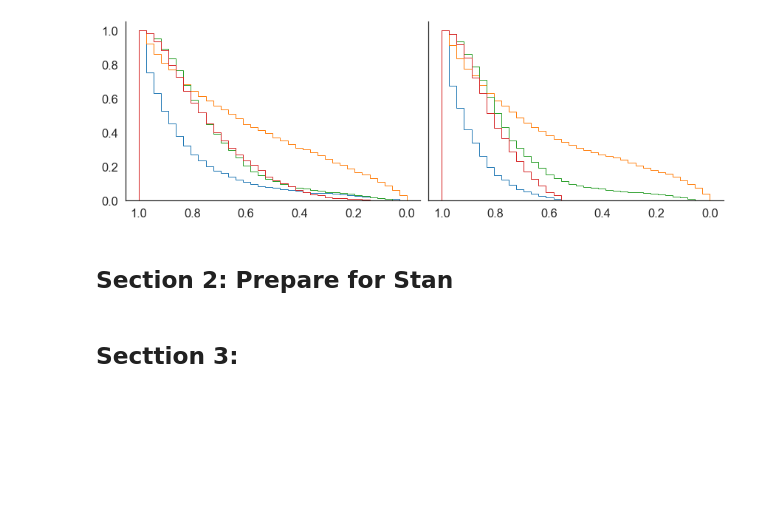
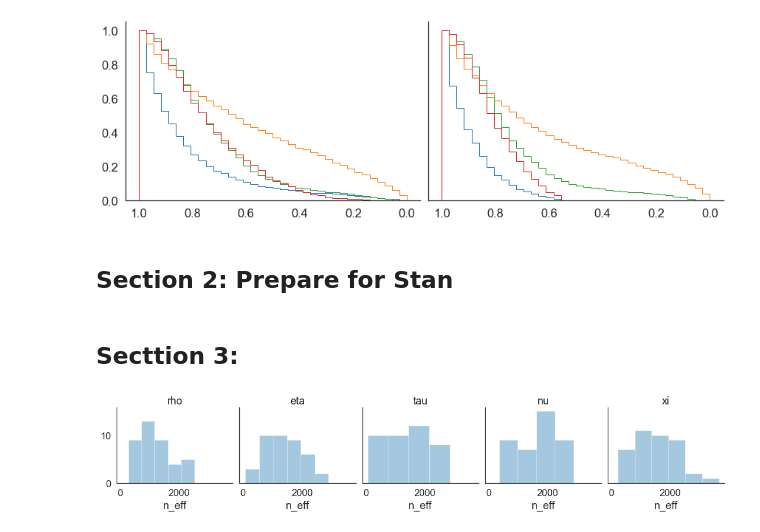
Before and after one commit to nivlab/RobotFactory, a Jupyter notebook: 01_Priors/03_Test-Retest.ipynb, the cells around one changed output. Saved outputs shown, nothing was run; the diff lists cells and outputs as text; code cells hidden in the pictures; blank space fills up the shorter version.

```diff
--- a/01_Priors/03_Test-Retest.ipynb
+++ b/01_Priors/03_Test-Retest.ipynb
@@ -115,3 +134,39 @@ StanFit = StanModel.sampling(data=dd, iter=samples, warmup=warmup, chains=chains
 
 ## Save.
 # save_fit(f, StanFit, data=dd)
+# %%
+samples = StanFit.extract()
+
+rho = samples['rho']
+eta = samples['eta']
+tau = samples['tau']
+nu  = samples['nu']
+xi  = samples['xi']
+
+corr = []
+for i in range(N):
+
+    for j in range(2):
+
+        samples = np.stack([rho[:,i,j], eta[:,i,j], tau[:,i,j], nu[:,i,j], xi[:,i,j]])
+        corr.append( np.corrcoef(samples) )
+
+corr = np.stack(corr)
+# %%
+from pandas import DataFrame
+
+summary = StanFit.summary()
+summary = DataFrame(summary['summary'], columns=summary['summary_colnames'],
+                    index=summary['summary_rownames'])
+# %%
+titles = ['rho','eta','tau','nu','xi']
+
+fig, axes = plt.subplots(1,5,figsize=(15,3),sharex=True,sharey=True)
+
+for i, title in enumerate(titles):
+    sns.distplot(summary.T.filter(regex=f'^{title}\[').T.n_eff, kde=False, ax=axes[i])
+    axes[i].set(title=title)
+sns.despine()
+plt.tight_layout()
+# %% [output]
+[figure, added]
```
Also changed, not shown: parts of 5 cells of this notebook, 5 other files.
